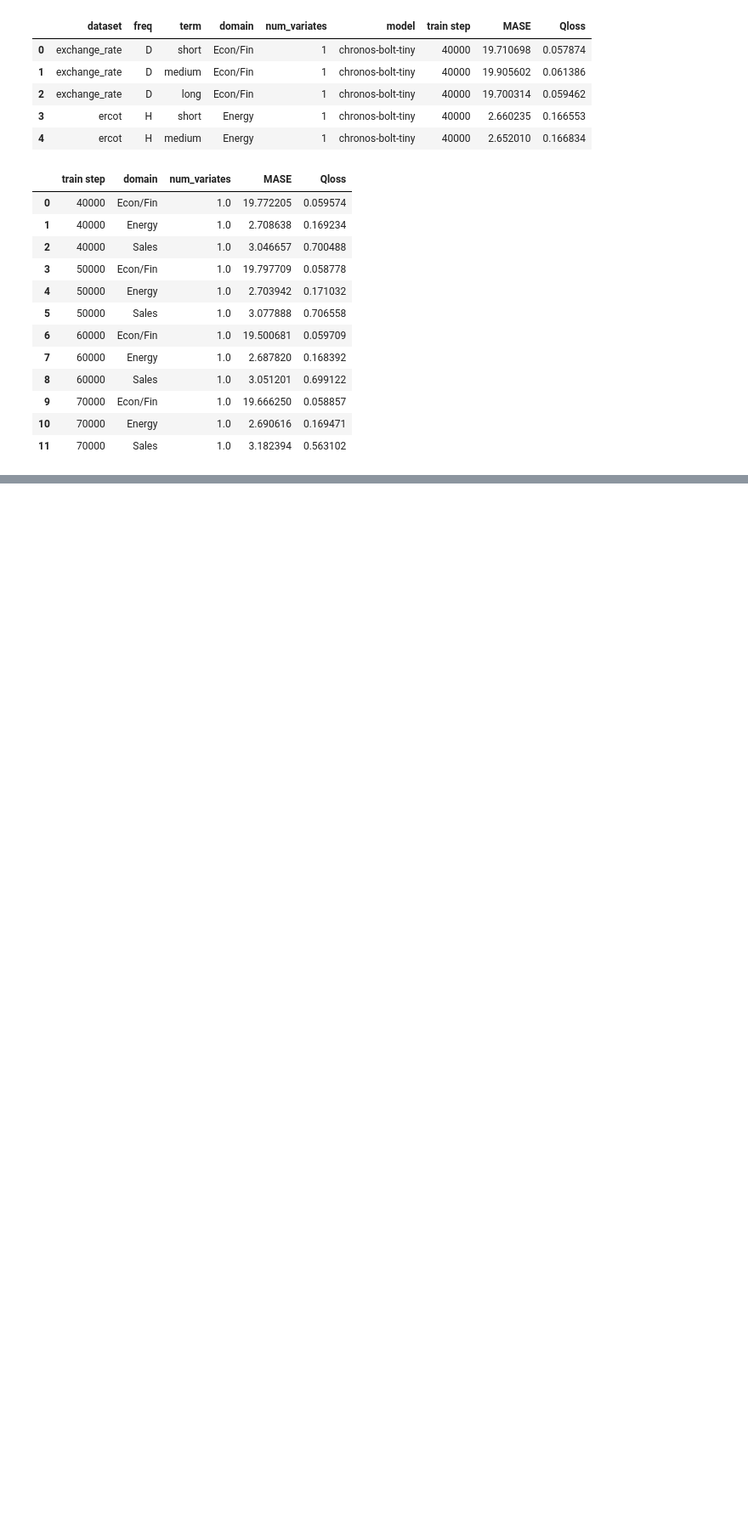
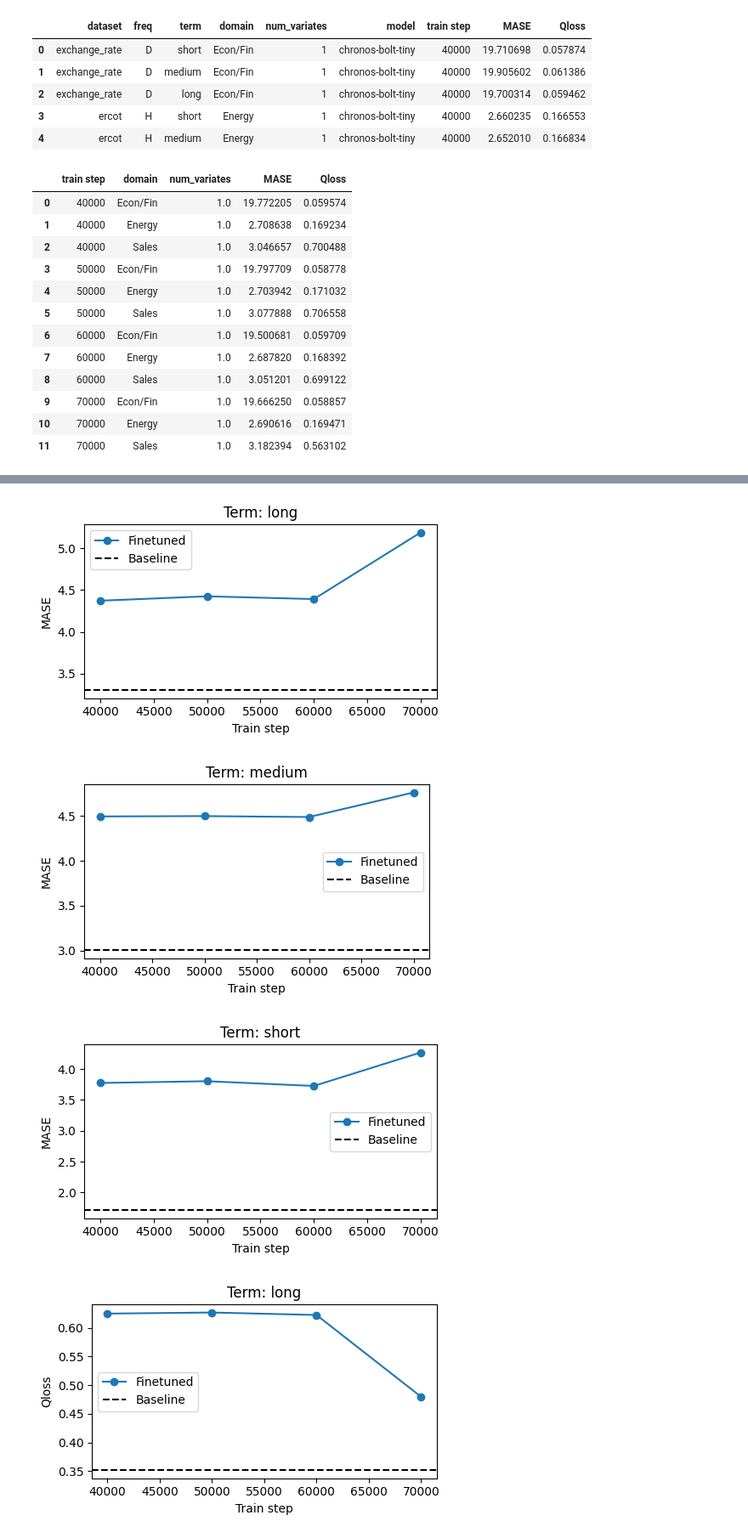
Before and after one commit to GiuliaGhisolfi/TimeSeriesForecastingFoundationModels, a Jupyter notebook: chronos_tiny_results.ipynb, the cells around one changed output, grey strips where cells are left out. Shown: that part at 85% size. Cells and saved outputs as stored; diff of their text form; code cells hidden in the pictures; blank space fills up the shorter version.

Commit message:
test results

```diff
--- a/chronos_tiny_results.ipynb
+++ b/chronos_tiny_results.ipynb
@@ -206,0 +213,50 @@ grouped_term
+# %%
+import matplotlib.pyplot as plt
+
+def plot_metric_vs_train_step(grouped, baseline, group_col, metric_cols, title_prefix):
+    """
+    For each unique value in group_col (e.g. 'term', 'domain', 'freq'), plot the metric vs train step.
+
+    Parameters:
+        grouped: DataFrame with columns ['train step', group_col, ...metric_cols]
+        baseline: DataFrame with columns [group_col, ...metric_cols]
+        group_col: str, name of group column
+        metric_cols: list of str, metric names (e.g. ['MASE', 'Qloss'])
+        title_prefix: str, to prefix plot titles
+    """
+    unique_groups = sorted(grouped[group_col].unique())
+
+    for metric in metric_cols:
+        for group_value in unique_groups:
+            # Filter Chronos results for this group value
+            df_sub = grouped[grouped[group_col] == group_value]
+
+            if df_sub.empty:
+                continue  # Skip empty group
+
+            # Get baseline value for this group (if available)
+            baseline_value = baseline.loc[baseline[group_col] == group_value, metric]
+            baseline_y = baseline_value.iloc[0] if not baseline_value.empty else None
+
+            # Plot
+            plt.figure(figsize=(5, 3))
+            plt.plot(df_sub["train step"], df_sub[metric], marker='o', label="Finetuned")
+
+            if baseline_y is not None:
+                plt.axhline(y=baseline_y, color="black", linestyle="--", label="Baseline")
+
+            plt.xlabel("Train step")
+            plt.ylabel(metric)
+            plt.title(f"{title_prefix}: {group_value}")
+            #.grid(True)
+            plt.legend()
+            plt.tight_layout()
+            plt.show()
+# %%
+# Plot: One plot for each TERM value (short, medium, long)
+plot_metric_vs_train_step(grouped_term, baseline_term, group_col="term", metric_cols=["MASE", "Qloss"], title_prefix="Term")
+# %% [output]
+[figure, added]
+[figure, added]
+[figure, added]
+[figure, added]
```
Also changed, not shown: parts of 10 cells of this notebook, 6 other files.
